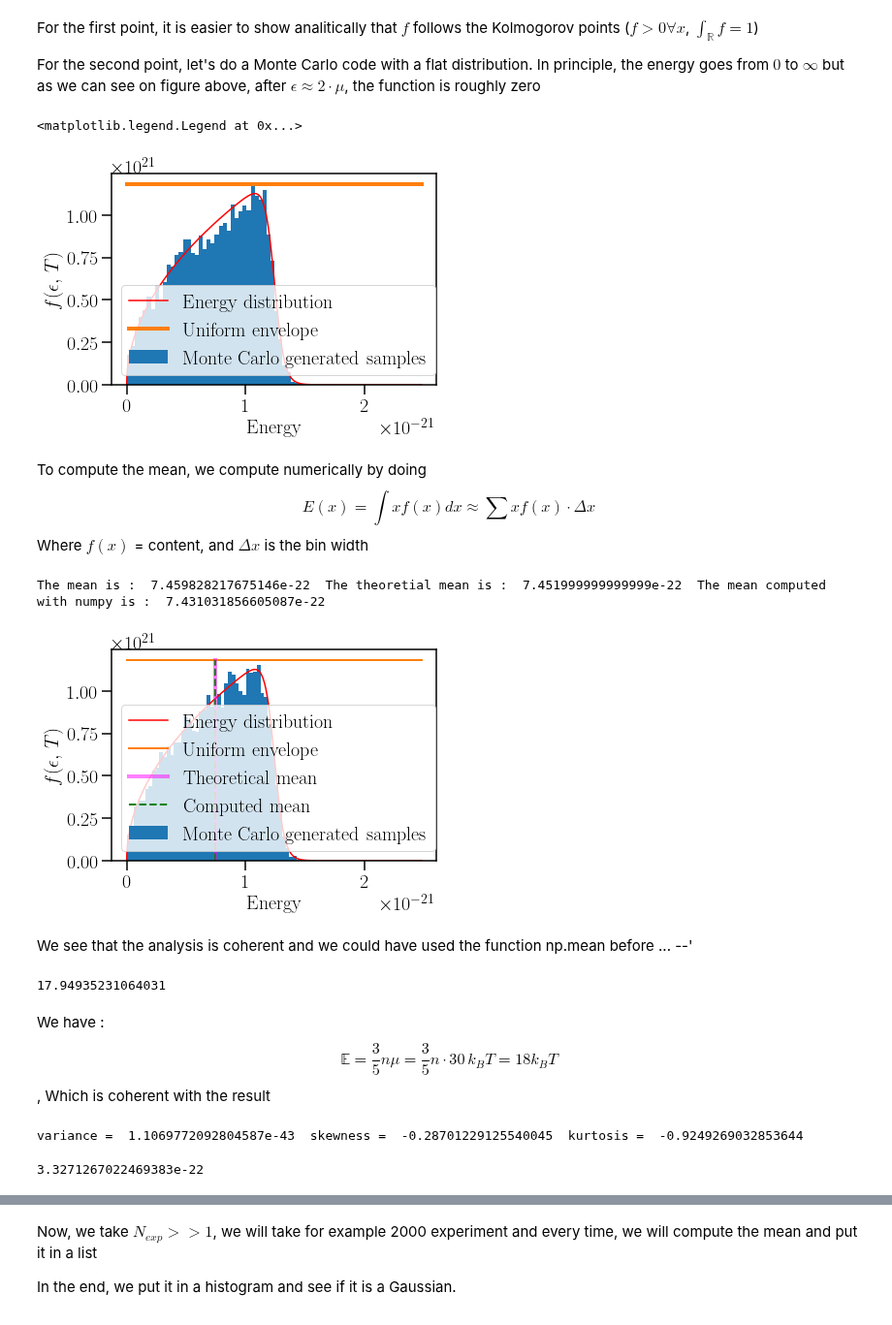
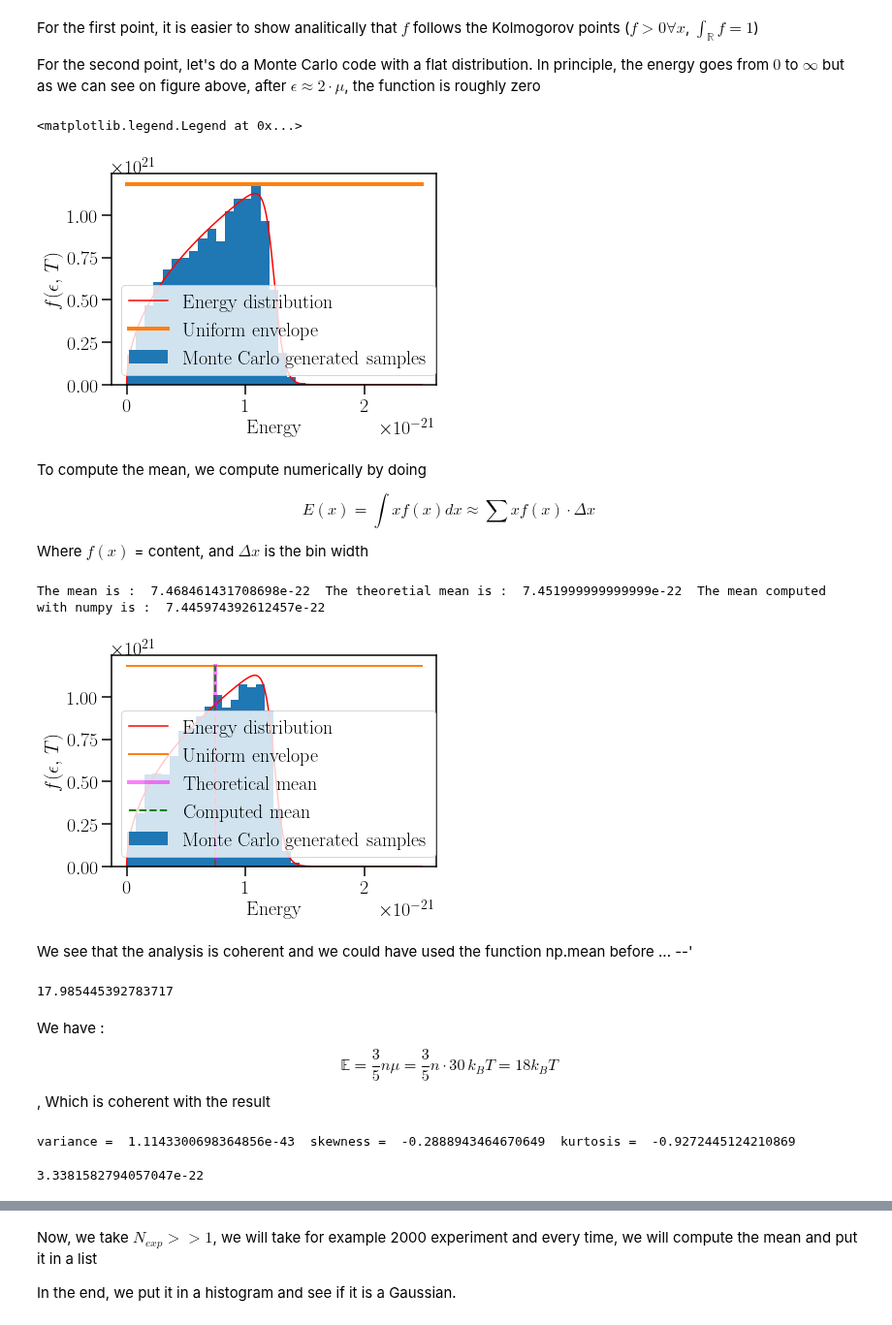
Before and after one commit to Nayaqs/stats, a Jupyter notebook: FinalProject.ipynb, the cells around one changed output, grey strips where cells are left out. Shown at 97% size. Saved outputs shown, nothing was run; the diff lists cells and outputs as text; code cells hidden in the pictures.

```diff
--- a/FinalProject.ipynb
+++ b/FinalProject.ipynb
@@ -40,11 +38,11 @@ Then, simply define the fermi function
 def f(epsilon, Temp):
     beta    = 1/(kb*Temp)
     numer   = A*np.sqrt(epsilon)
-    denom   = np.exp(beta*(epsilon-mu)) + 1
+    denom   = np.exp(beta*(epsilon-mu)) + 1.0
     return numer/denom
 
 xfunc = np.linspace(0,2*mu,1000)
-yfunc = f(x,3)
+yfunc = f(xfunc,3)
 plt.plot(xfunc,yfunc, label = "Energy distribution")
 plt.xlabel("Energy")
 plt.ylabel("$f(\epsilon,\,T)$")
@@ -70,25 +68,27 @@ def Egenerator(nEvents, Temp):
             listE.append(x)
     return listE
 # %%
-N       = 10000
-nBins   = 50
+N       = 5000
+nBins   = 20
 fmax    = np.max(f(np.linspace(0,3*mu,1000),3))*1.05
 
 plt.plot(xfunc,yfunc, color = "r", label = "Energy distribution")
 content,bin_edges, _ = plt.hist(Egenerator(N, 3), density=True, bins =nBins, label = "Monte Carlo generated samples")
 plt.plot([0,2*mu],[fmax,fmax], label="Uniform envelope", lw=4)
 plt.xlabel("Energy")
 plt.ylabel("$f(\epsilon,\,T)$")
 #plt.tight_layout()
 plt.legend()
 # %% [output]
 <matplotlib.legend.Legend at 0x...>
-[figure, old version]
+[figure, new version]
 # %% [markdown]
 To compute the mean, we compute numerically by doing
+
 $$
-E(x) = \int xf(x) dx \approx \sum x f(x) \cdot \Delta x
+E(x) = \int x f(x) dx \approx \sum x f(x) \cdot \Delta x
 $$
+
 Where $f(x)$ = content, and $\Delta x$ is the bin width
 # %%
 binWidth = (bin_edges[1] - bin_edges[0]) #/ nBins
@@ -110,14 +110,14 @@ plt.legend()
 m = np.mean(Egenerator(N,3))
 print("The mean is : " ,mean, " The theoretial mean is : " , meanTH, " The mean computed with numpy is : ", m)
 # %% [output]
-The mean is :  7.459828217675146e-22  The theoretial mean is :  7.451999999999999e-22  The mean computed with numpy is :  7.431031856605087e-22
+The mean is :  7.468461431708698e-22  The theoretial mean is :  7.451999999999999e-22  The mean computed with numpy is :  7.445974392612457e-22
-[figure, old version]
+[figure, new version]
 # %% [markdown]
 We see that the analysis is coherent and we could have used the function np.mean before ... --'
 # %%
 print(m/(kb*T))
 # %% [output]
-17.94935231064031
+17.985445392783717
 # %% [markdown]
 We have :
 $$
@@ -126,17 +126,17 @@ $$
 , Which is coherent with the result
 # %%
 v=np.var(Egenerator(N,3))
-s=stat.skew(Egenerator(N,3))
-k=stat.kurtosis(Egenerator(N,3))
+s=stats.skew(Egenerator(N,3))
+k=stats.kurtosis(Egenerator(N,3))
 
 print("variance = ", v , " skewness = ", s , " kurtosis = ", k)
 # %% [output]
-variance =  1.1069772092804587e-43  skewness =  -0.28701229125540045  kurtosis =  -0.9249269032853644
+variance =  1.1143300698364856e-43  skewness =  -0.2888943464670649  kurtosis =  -0.9272445124210869
 # %%
 stdev = np.sqrt(v)
 stdev
 # %% [output]
-3.3271267022469383e-22
+3.3381582794057047e-22
 # %% [markdown]
 Ex 2:
 
```
Also changed, not shown: parts of 29 cells of this notebook.
